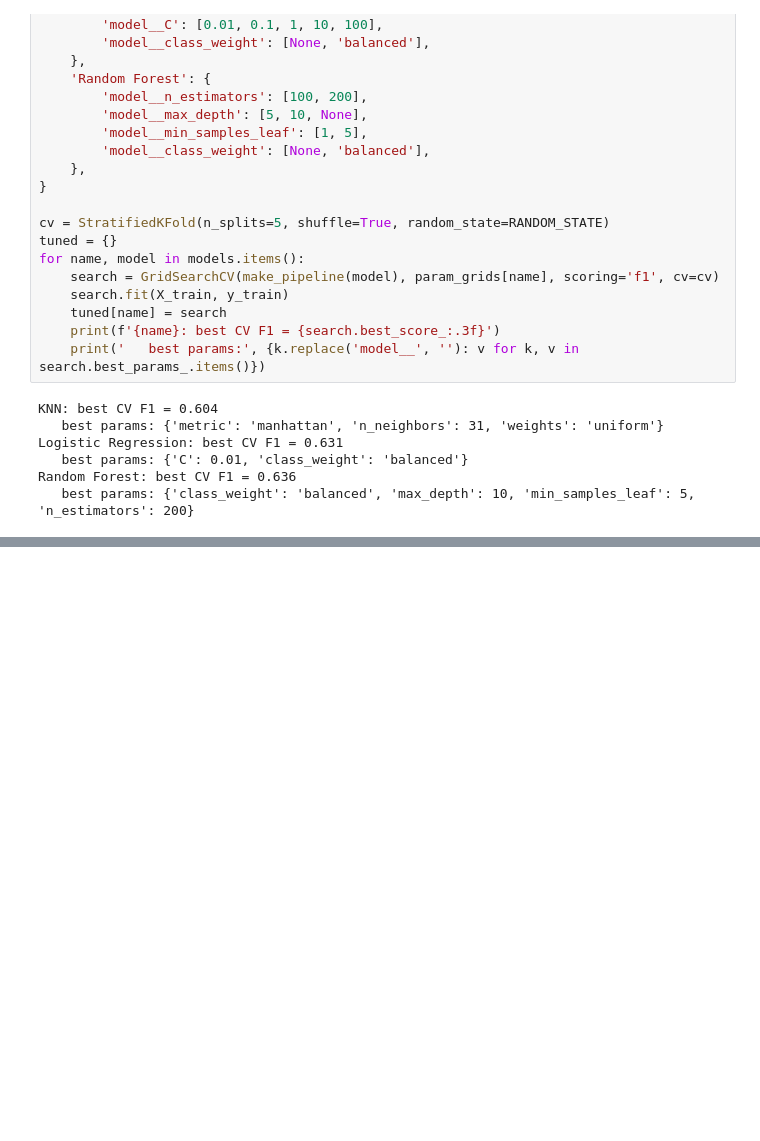
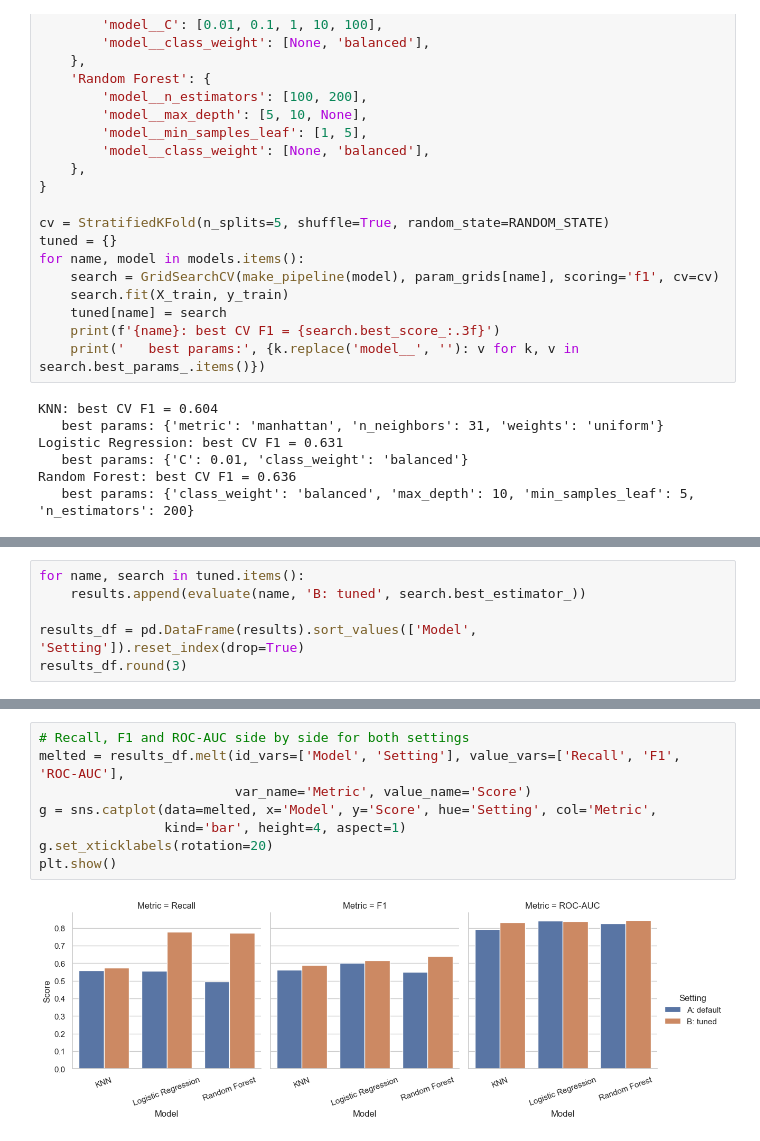
Before and after one commit to methuliH/telco-churn-coursework, a Jupyter notebook: notebooks/Task_01.ipynb, the cells around one changed output, grey strips where cells are left out. Saved outputs shown, nothing was run; the diff lists cells and outputs as text; blank space fills up the shorter version.

Commit message:
Compare default and tuned models

```diff
--- a/notebooks/Task_01.ipynb
+++ b/notebooks/Task_01.ipynb
@@ -377,0 +380,6 @@ Random Forest: best CV F1 = 0.636
+# %%
+for name, search in tuned.items():
+    results.append(evaluate(name, 'B: tuned', search.best_estimator_))
+
+results_df = pd.DataFrame(results).sort_values(['Model', 'Setting']).reset_index(drop=True)
+results_df.round(3)
@@ -377,0 +394,10 @@ Random Forest: best CV F1 = 0.636
+# %%
+# Recall, F1 and ROC-AUC side by side for both settings
+melted = results_df.melt(id_vars=['Model', 'Setting'], value_vars=['Recall', 'F1', 'ROC-AUC'],
+                         var_name='Metric', value_name='Score')
+g = sns.catplot(data=melted, x='Model', y='Score', hue='Setting', col='Metric',
+                kind='bar', height=4, aspect=1)
+g.set_xticklabels(rotation=20)
+plt.show()
+# %% [output]
+[figure, added]
```
Also changed, not shown: parts of 2 cells of this notebook.
